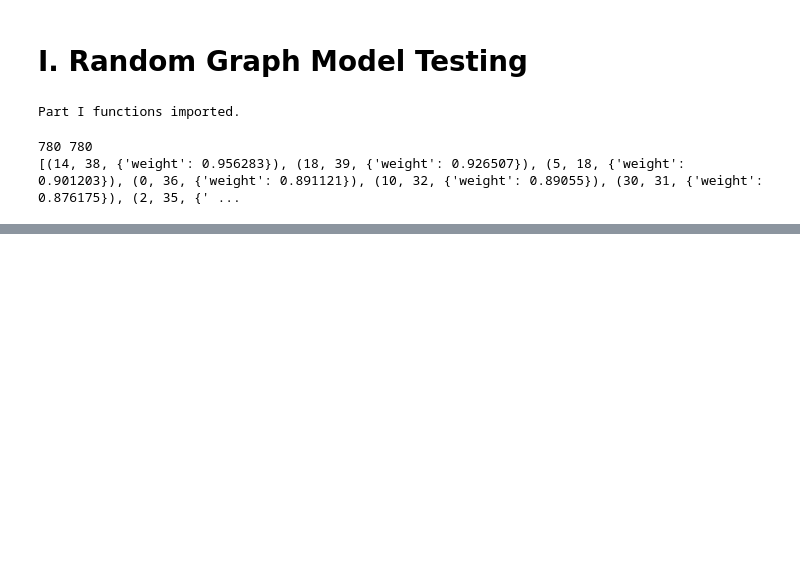
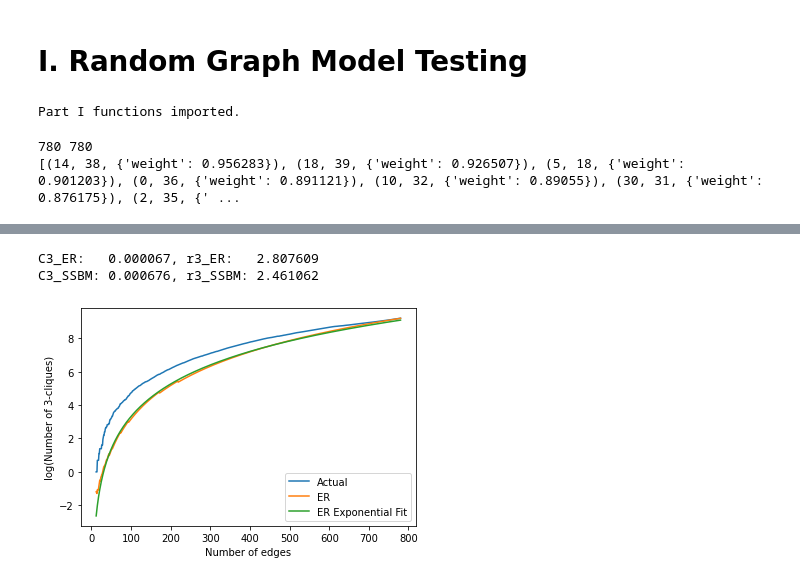
Before and after one commit to Aurathic/amsc420-project-2, a Jupyter notebook: project2/1_Random_graph_model_testing.ipynb, the cells around one changed output, grey strips where cells are left out. Cells and saved outputs as stored; diff of their text form; code cells hidden in the pictures; blank space fills up the shorter version.

```diff
--- a/project2/1_Random_graph_model_testing.ipynb
+++ b/project2/1_Random_graph_model_testing.ipynb
@@ -101,6 +100,44 @@ plt.legend()
+# %%
+from scipy.stats import linregress
+
+log_transform = lambda vals: list(map(np.log,vals[discard_first_n:]))
+
+def exponential_fit_coefficients(vals, discard_first_n):
+    vals_log = log_transform(vals)
+    k_log = log_transform(k)
+    # log(y) = a*log(k) + b
+    # y = e^(a*log(k) + b) = (e^(a*log(k))*(e^b) = (e^b)*(k^a)
+    result = linregress(k_log, vals_log)
+    C, r = np.exp(result.intercept), result.slope
+    return C, r
+
+exponential_fit = lambda C, r, discard_first_n: \
+    [np.log(C)+r*np.log(k) for k in k[discard_first_n:]]
+# %%
+discard_first_n = 10
+
+C3_ER, r3_ER = exponential_fit_coefficients(ER3, discard_first_n)
+print(f"C3_ER:   {C3_ER:f}, r3_ER:   {r3_ER:f}")
+
+C3_SSBM, r3_SSBM = exponential_fit_coefficients(SSBM3, discard_first_n)
+print(f"C3_SSBM: {C3_SSBM:f}, r3_SSBM: {r3_SSBM:f}")
+# %% [output]
+C3_ER:   0.000067, r3_ER:   2.807609
+C3_SSBM: 0.000676, r3_SSBM: 2.461062
 # %%
 # 4. Plot log(q3), log(ER3) and log(C3,ER) + r3,ERlog(k) on same figure over
 # the range of k utilized to estimate the exponent.
+k_discard_first_n = k[discard_first_n:]
+plt.plot(k_discard_first_n, log_transform(q3), label="Actual")
+plt.plot(k_discard_first_n, log_transform(ER3), label="ER")
+plt.plot(k_discard_first_n, exponential_fit(C3_ER, r3_ER, discard_first_n),
+         label="ER Exponential Fit")
+plt.xlabel("Number of edges")
+plt.ylabel("log(Number of 3-cliques)")
+plt.legend()
+plt.show()
+# %% [output]
+[figure, added]
 # %%
 # 5. Plot log(q3), log(SSBM 3) and log(C3,SSBM ) + r3,SSBM log(k) on same
 # figure over the range of k utilized to estimate the exponent.
```
Also changed, not shown: parts of 15 cells of this notebook, 1 other file.
